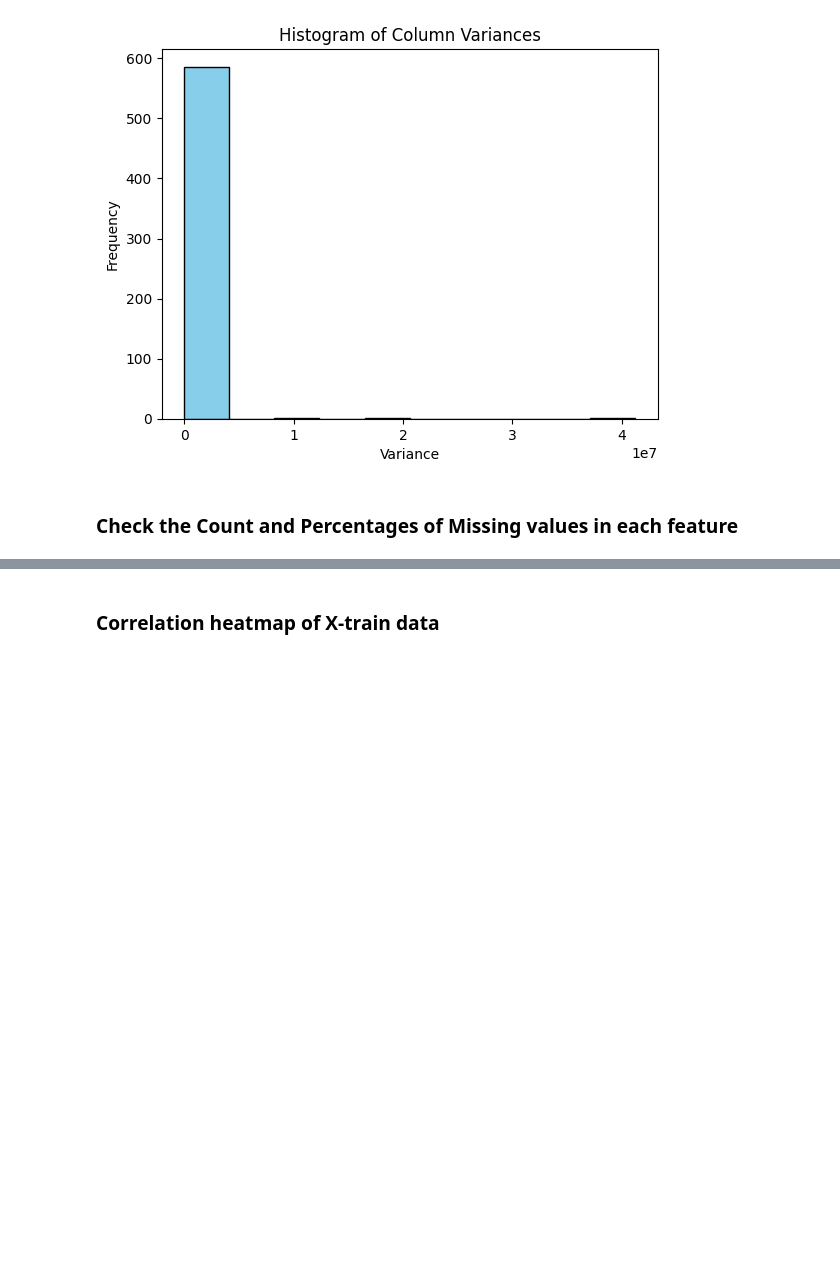
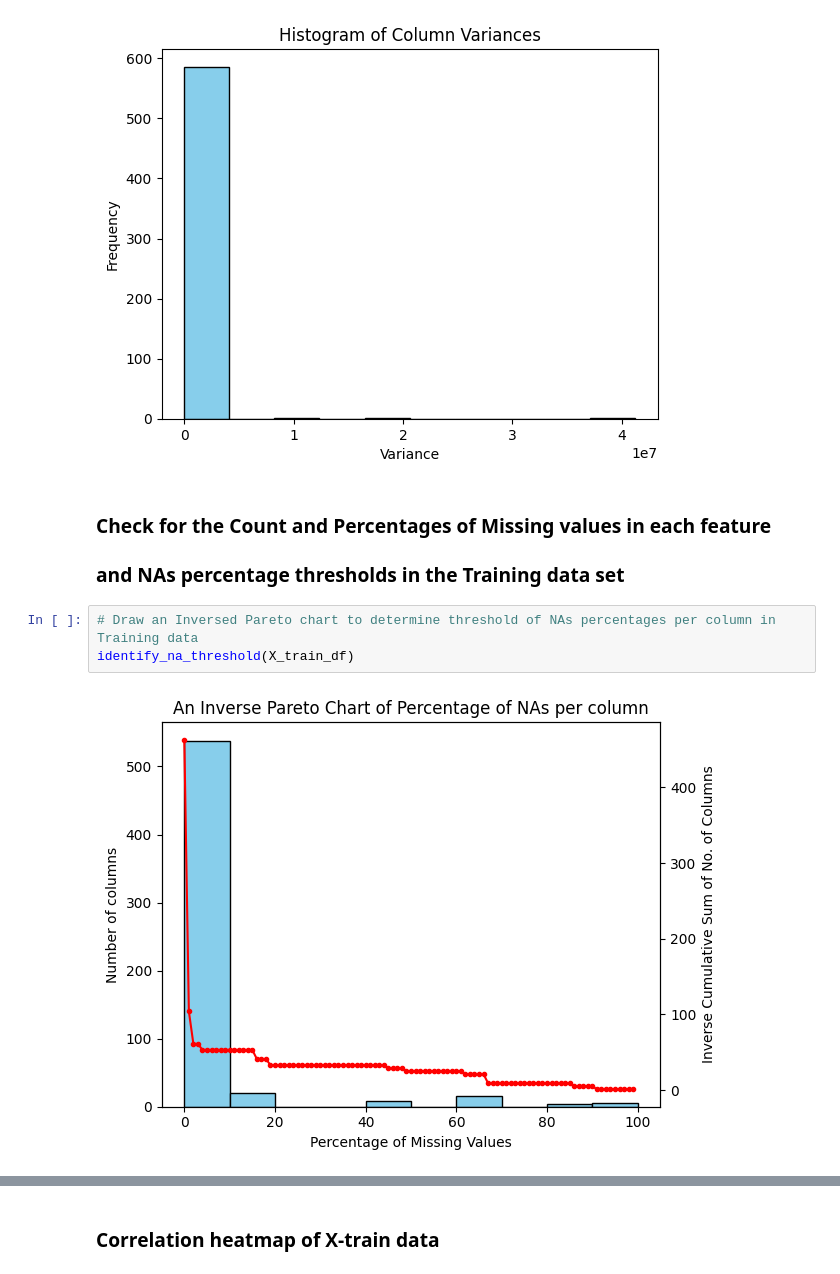
Before and after one commit to HayateSato/SECOM_Project, a Jupyter notebook: secom_file_draft_Majeed.ipynb, the cells around one changed output, grey strips where cells are left out. Drawn from its saved outputs; the diff is of its cells as text; blank space fills up the shorter version.

```diff
--- a/secom_file_draft_Majeed.ipynb
+++ b/secom_file_draft_Majeed.ipynb
@@ -482,4 +615,10 @@ Proportion of Columns with zero variance:
 19.627749576988155 %
 [figure]
 # %% [markdown]
-###  Check the Count and Percentages of Missing values in each feature
+###  Check for the Count and Percentages of Missing values in each feature
+### and NAs percentage thresholds in the Training data set
+# %%
+# Draw an Inversed Pareto chart to determine threshold of NAs percentages per column in Training data
+identify_na_threshold(X_train_df)
+# %% [output]
+[figure, added]
```
Also changed, not shown: parts of 21 cells of this notebook.
